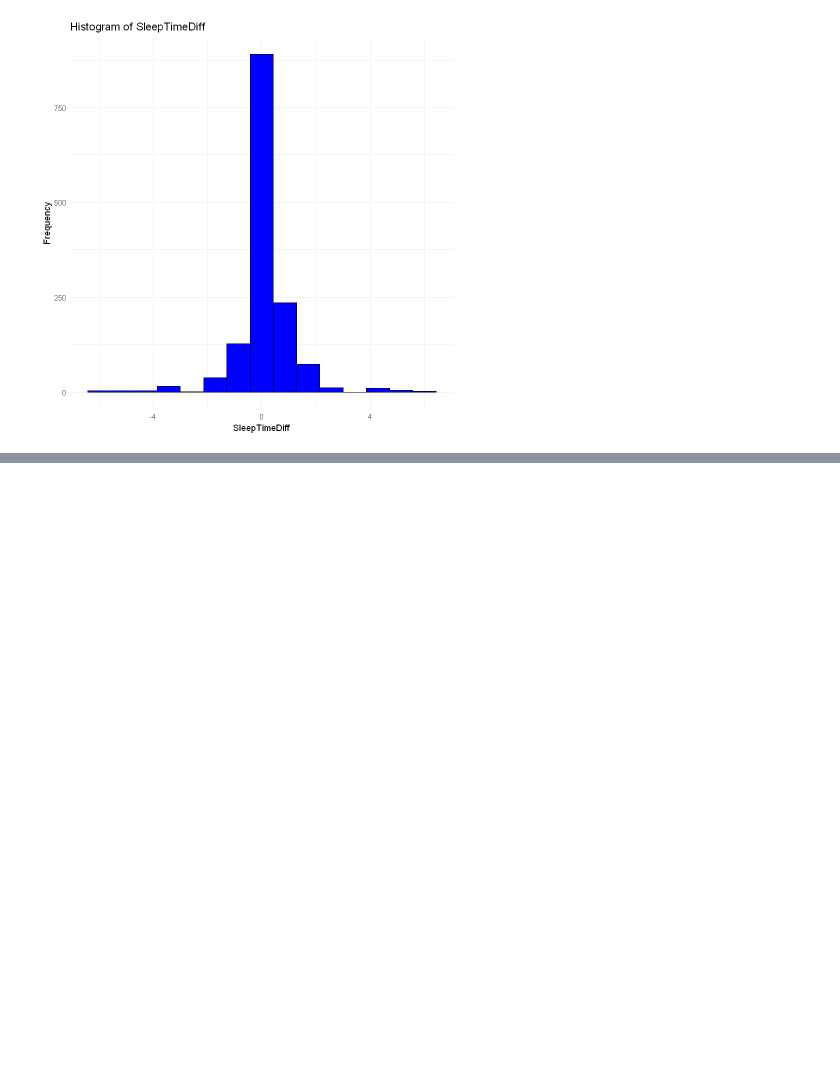
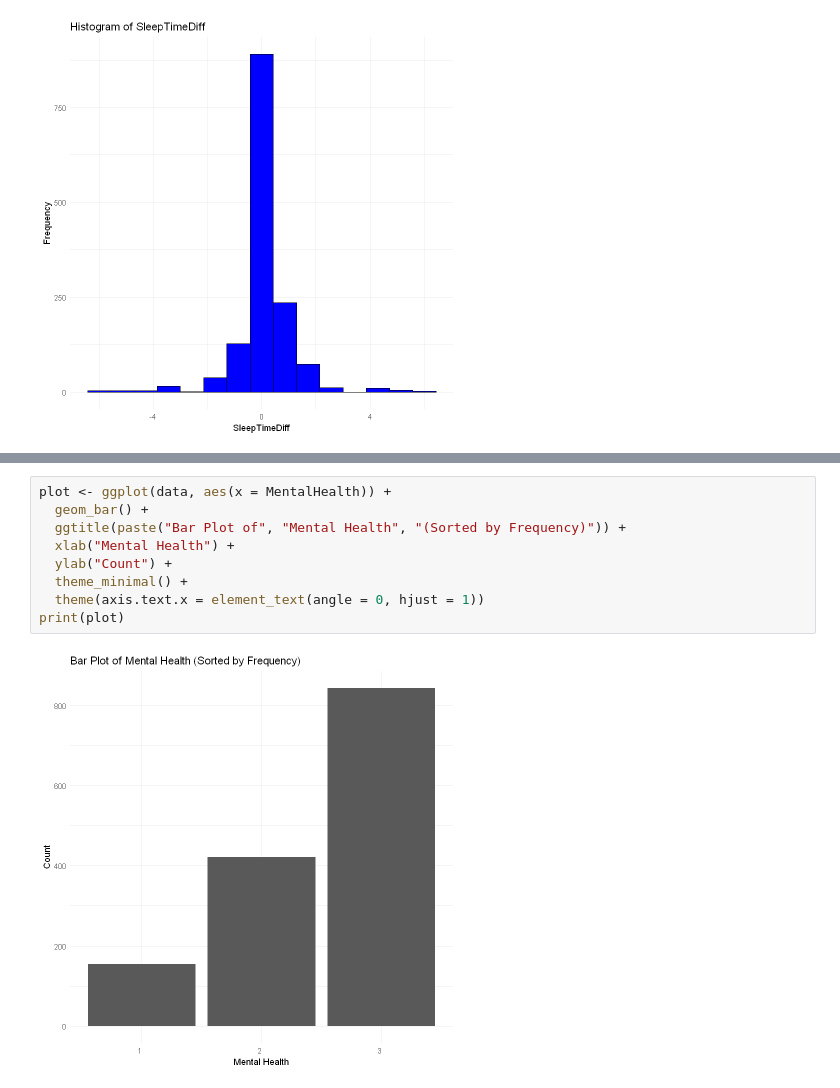
Before and after one commit to robertmackevic/dm-project, a Jupyter notebook: eda.ipynb, the cells around one changed output, grey strips where cells are left out. Drawn from its saved outputs; the diff is of its cells as text; blank space fills up the shorter version.

```diff
--- a/eda.ipynb
+++ b/eda.ipynb
@@ -160,3 +160,14 @@ ggplot(data, aes(x = Industry, fill = MentalHealth)) +
   theme(axis.text.x = element_text(angle = 90, hjust = 1))
 # %% [output]
 [figure]
+# %%
+plot <- ggplot(data, aes(x = MentalHealth)) +
+  geom_bar() +
+  ggtitle(paste("Bar Plot of", "Mental Health", "(Sorted by Frequency)")) +
+  xlab("Mental Health") +
+  ylab("Count") +
+  theme_minimal() +
+  theme(axis.text.x = element_text(angle = 0, hjust = 1))
+print(plot)
+# %% [output]
+[figure, added]
```
Also changed, not shown: parts of 4 cells of this notebook, 1 other file.
